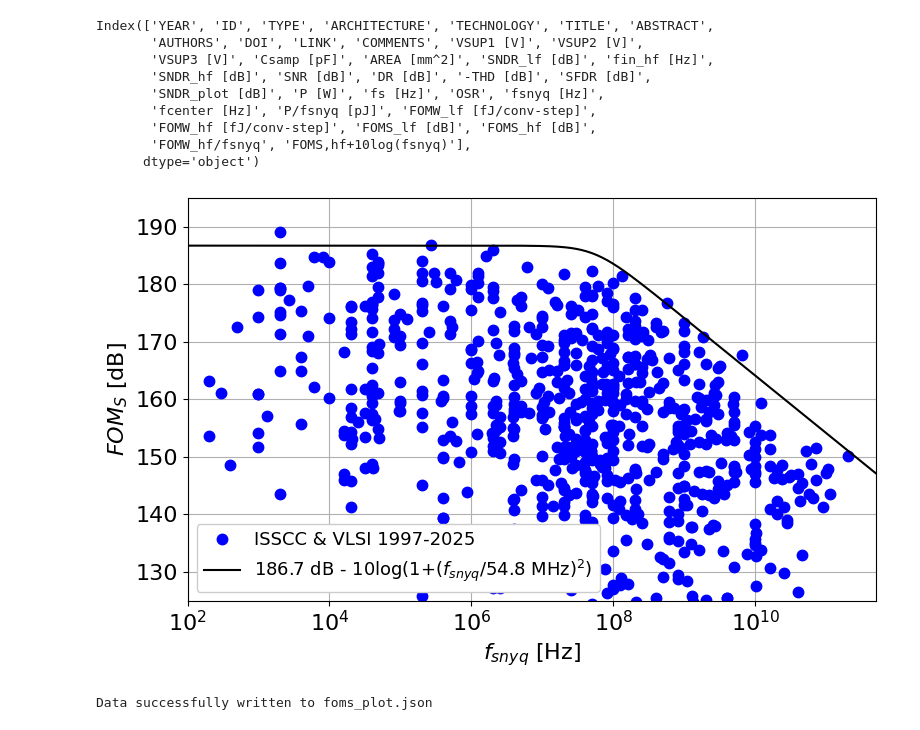
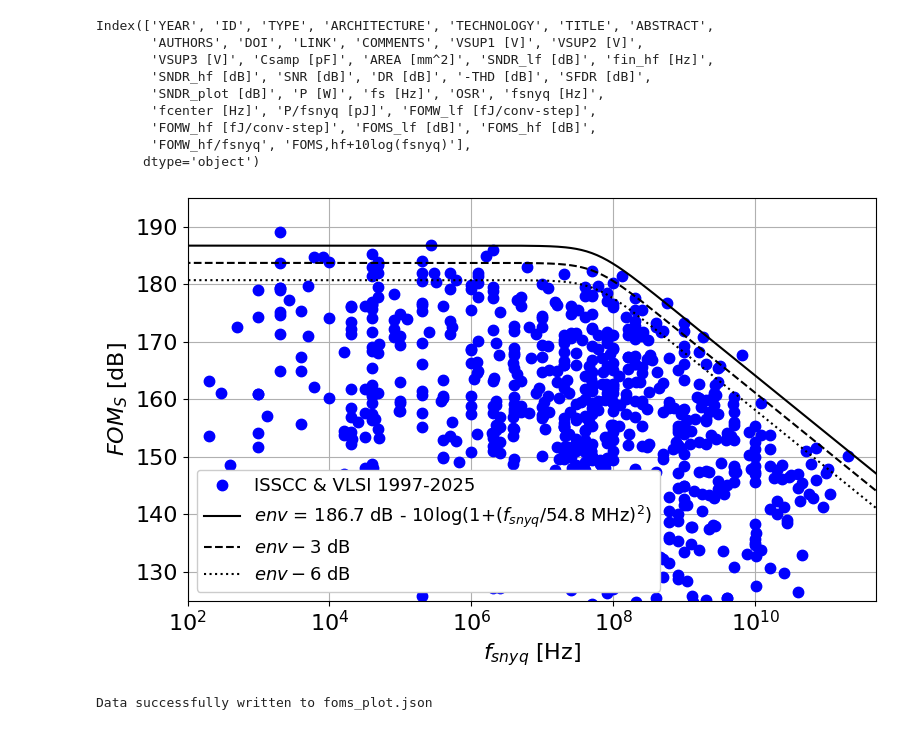
Before and after one commit to bmurmann/ADC-survey, a Jupyter notebook: plots/foms_plot.ipynb, the cells around one changed output. Drawn from its saved outputs; the diff is of its cells as text; code cells hidden in the pictures.

Commit message:
Updated FOM plot
Signed-off-by: bmurmann <bmurmann@gmail.com>

```diff
--- a/plots/foms_plot.ipynb
+++ b/plots/foms_plot.ipynb
@@ -55,20 +55,22 @@ size=(8, 5)
 # %%
 fig, ax = plt.subplots(figsize=size)
 ax.plot(df['fsnyq [Hz]'], df['FOMS_hf [dB]'], 'b.', ms=15, label='ISSCC & VLSI 1997-%d' %max(df['YEAR']))
-ax.plot(env_x, env_y, 'k', label='%.1f dB - 10log(1+($f_{snyq}/$%.1f MHz$)^2)$' %(foms_db_asymp, f_corner/1e6))
+ax.plot(env_x, env_y, 'k', label='$env$ = %.1f dB - 10log(1+($f_{snyq}/$%.1f MHz$)^2)$' %(foms_db_asymp, f_corner/1e6))
+ax.plot(env_x, env_y-3, 'k--', label='$env - 3$ dB')
+ax.plot(env_x, env_y-6, 'k:', label='$env - 6$ dB')
 ax.legend(frameon=1, loc='lower left', framealpha=1.0, fontsize=font-3)
 ax.set_xscale('log')
 ax.set_xlim((1e2, 500e9))
 ax.set_ylim((125, 195))
 plt.xticks(fontsize=font)
 plt.yticks(fontsize=font)
 plt.xlabel('$f_{snyq}$ [Hz]', fontsize=font)
 plt.ylabel('$FOM_S$ [dB]', fontsize=font)
 plt.grid(True)
 fig.tight_layout()
 plt.show()
 # %% [output]
-[figure, old version]
+[figure, new version]
 # %%
 # save as high-resolution png file
 if IN_COLAB:
```
Also changed, not shown: 3 other files.
